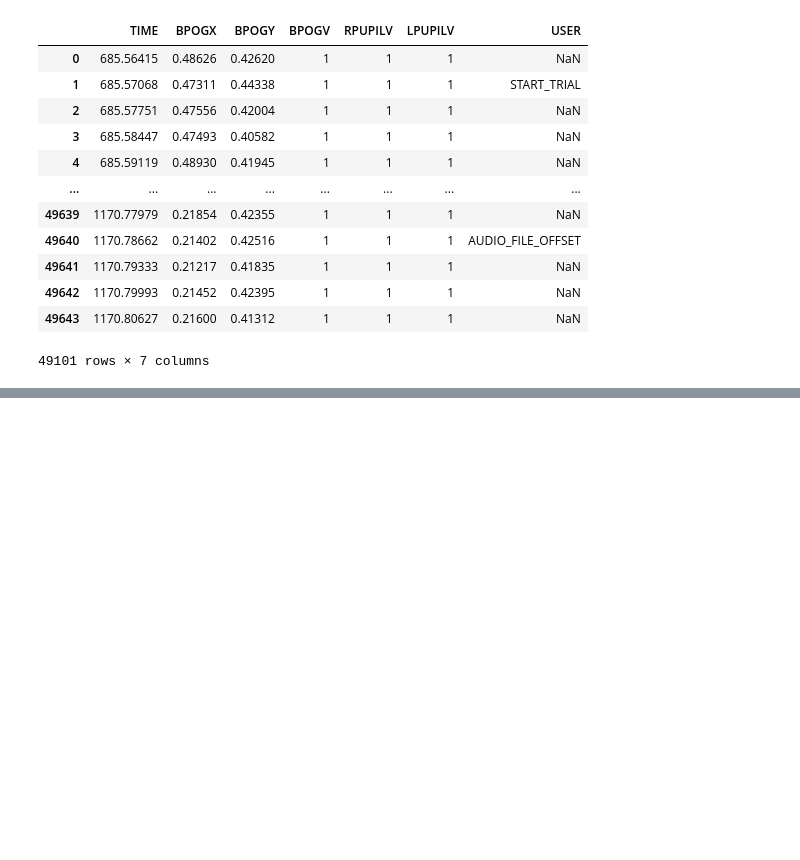
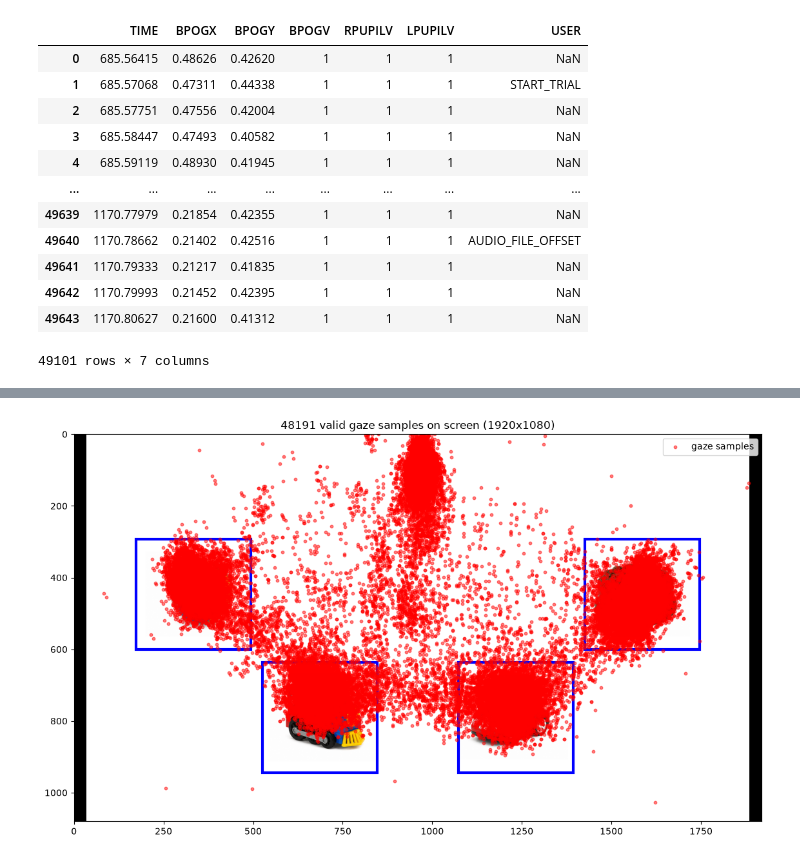
Before and after one commit to JonathanTheDuck/et26_VisualWorldParadigm, a Jupyter notebook: 02_analytics/human_predictions/human_pipeline.ipynb, the cells around one changed output, grey strips where cells are left out. Saved outputs shown, nothing was run; the diff lists cells and outputs as text; code cells hidden in the pictures; blank space fills up the shorter version.

```diff
--- a/02_analytics/human_predictions/human_pipeline.ipynb
+++ b/02_analytics/human_predictions/human_pipeline.ipynb
@@ -76,16 +137,90 @@ samples_valid
 # %%
 #the AOIs for the 4 objects have these positions in image coords (top left aligned just as open gaze as well):
 #AOIS have size of 400x400
-positions = {
+positions_old = {
     "pos1": (1782, 378),
     "pos2": (1342, 825),
     "pos3": (657, 825),
     "pos4": (217, 378),
 }
+#________________________________________
+#we have to use scaled positions though as we displayed a 2400x1400 image on 1920x1080 screen.
+positions = {
+    "pos1": (1426, 292),
+    "pos2": (1074, 636),
+    "pos3": (526, 636),
+    "pos4": (174, 292),
+}
+#also scaled these so they are not sqares anymore actually...need to take care of rsolution better next time !
+box_width = 320
+box_height = 309
+#________________________________________
+
 #also it seems the screen resolution was at 1920x1080, if i read it coirrectly fromm the logfile. so we should change this for the real trials!
 #for now we need to convert image coords to screen coords that we have in open gaze.
 
 #TODO
+
+
+
+#additional sanity check //outline created with claude:
+import matplotlib.pyplot as plt
+import matplotlib.patches as patches
+from PIL import Image
+import numpy as np
+from matplotlib.patches import Rectangle
+
+# ── Config — adjust these ──────────────────────────────────────────
+SCREEN_W, SCREEN_H = 1920, 1080
+IMG_PATH = "../../01_experiment/stimuli/img_composition/1_pos1_nosub.png"   # the actual displayed canvas image
+
+# ── Load image & compute how it was actually displayed on screen ──
+img = Image.open(IMG_PATH)
+IMG_W, IMG_H = img.size
+
+scale = min(SCREEN_W / IMG_W, SCREEN_H / IMG_H)
+disp_w, disp_h = IMG_W * scale, IMG_H * scale
+offset_x = (SCREEN_W - disp_w) / 2
+offset_y = (SCREEN_H - disp_h) / 2
+
+# ── Convert gaze samples: normalized -> screen pixels ──────────────
+valid = samples_valid_onlyTrials[samples_valid_onlyTrials["BPOGV"] == 1].copy()
+valid["screen_x"] = valid["BPOGX"] * SCREEN_W
+valid["screen_y"] = valid["BPOGY"] * SCREEN_H
+
+# ── Plot: full screen canvas, image placed at its real position, gaze on top
+fig, ax = plt.subplots(figsize=(12, 6.75))  # matches 16:9 aspect
+
+# black screen background
+ax.add_patch(patches.Rectangle((0, 0), SCREEN_W, SCREEN_H, color="black", zorder=0))
+
+# image placed at its actual displayed position/size
+ax.imshow(img, extent=[offset_x, offset_x + disp_w, offset_y + disp_h, offset_y], zorder=1)
+# note: extent y is [top, bottom] reversed because imshow origin is upper-left by default
+
+# gaze samples on top
+ax.scatter(valid["screen_x"], valid["screen_y"], s=10, c="red", alpha=0.5, zorder=2, label="gaze samples")
+
+for name, (x, y) in positions.items():
+    rect = Rectangle(
+        (x, y),            # top-left corner
+        box_width,         # width
+        box_height,        # height
+        linewidth=3,
+        edgecolor='blue',
+        facecolor='none'
+    )
+    ax.add_patch(rect)
+
+ax.set_xlim(0, SCREEN_W)
+ax.set_ylim(SCREEN_H, 0)  # y-axis flipped so (0,0) is top-left, matching screen coords
+ax.set_aspect("equal")
+ax.set_title(f"{len(valid)} valid gaze samples on screen ({SCREEN_W}x{SCREEN_H})")
+ax.legend(loc="upper right")
+plt.tight_layout()
+plt.show()
+# %% [output]
+[figure, added]
 # %%
 #we also want to filter all samples and only keep those that are in the relevant time frame for each trial.
 #this is inbeteween VERB ONSET ( called root start) and TARGET OBJECT ONSET (called dobj start)
```
Also changed, not shown: parts of 5 cells of this notebook.
